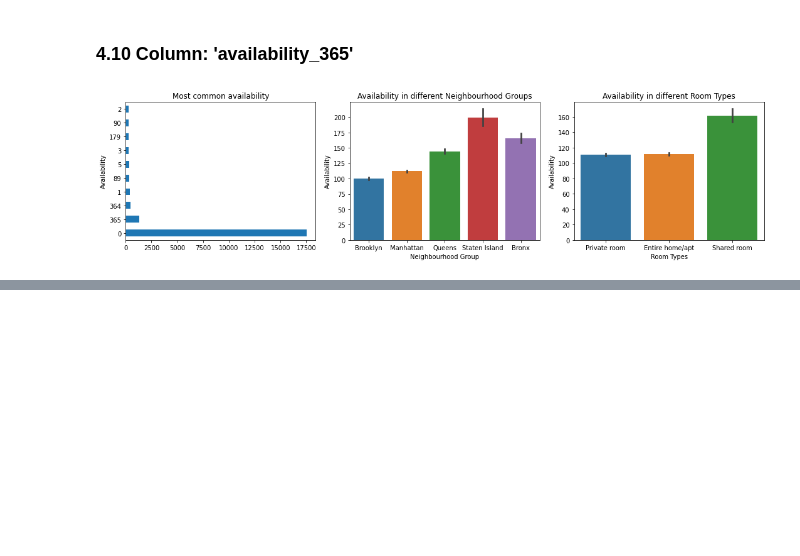
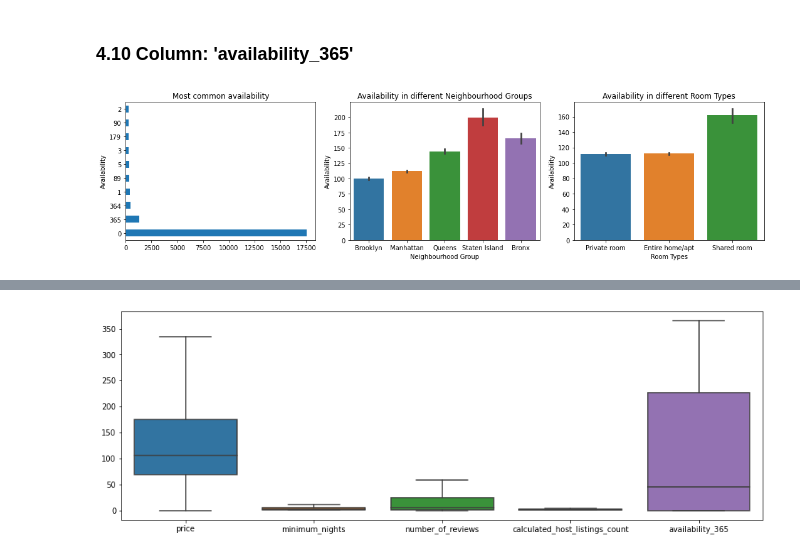
Before and after one commit to Navneet2409/Airbnb-Booking-Analysis, a Jupyter notebook: Airbnb_Notebook_Navneet_Keshri.ipynb, the cells around one changed output, grey strips where cells are left out. Saved outputs shown, nothing was run; the diff lists cells and outputs as text; code cells hidden in the pictures; blank space fills up the shorter version.

```diff
--- a/Airbnb_Notebook_Navneet_Keshri.ipynb
+++ b/Airbnb_Notebook_Navneet_Keshri.ipynb
@@ -561,0 +721,28 @@ plt.show()
+# %%
+# we are going to replace the datapoints with upper and lower bound of all the outliers
+
+def clip_outliers(airbnb):
+    for col in airbnb[numerical_features]:
+        # using IQR method to define range of upper and lower limit.
+        q1 = airbnb[col].quantile(0.25)
+        q3 = airbnb[col].quantile(0.75)
+        iqr = q3 - q1
+        lower_bound = q1 - 1.5 * iqr
+        upper_bound = q3 + 1.5 * iqr
+
+        # replacing the outliers with upper and lower bound
+        airbnb[col] = airbnb[col].clip(lower_bound, upper_bound)
+    return airbnb
+# %%
+# using the function to treat outliers
+airbnb = clip_outliers(airbnb)
+# %%
+# checking the boxplot after outlier treatment
+
+# figsize
+plt.figure(figsize=(15,5))
+# boxplot of numerical features
+sns.boxplot(data=airbnb[numerical_features])
+plt.show()
+# %% [output]
+[figure, added]
```
Also changed, not shown: parts of 51 cells of this notebook.
